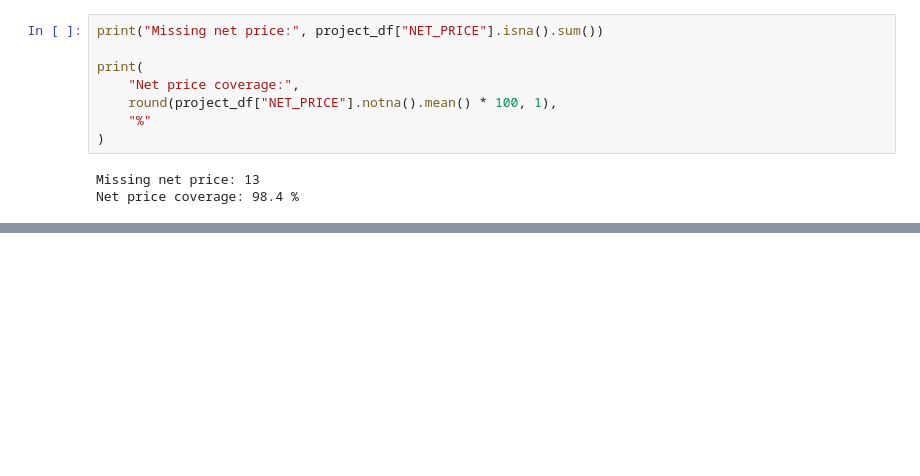
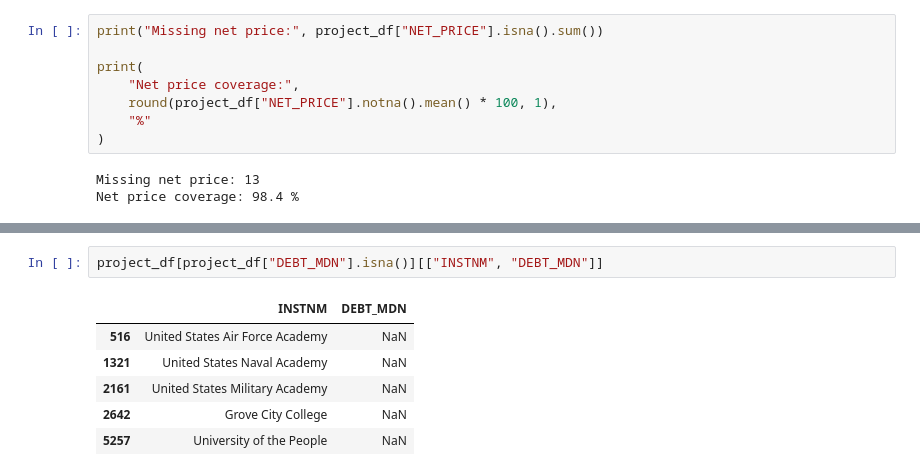
Before and after one commit to DanielYaari28/AIPI510P1, a Jupyter notebook: notebooks/college_scorecard_eda.ipynb, the cells around one changed output, grey strips where cells are left out. Cells and saved outputs as stored; diff of their text form; blank space fills up the shorter version.

```diff
--- a/notebooks/college_scorecard_eda.ipynb
+++ b/notebooks/college_scorecard_eda.ipynb
@@ -98,0 +122,9 @@ Net price coverage: 98.4 %
+# %%
+project_df[project_df["DEBT_MDN"].isna()][["INSTNM", "DEBT_MDN"]]
+# %% [output]
+|  | INSTNM | DEBT_MDN |
+| 516 | United States Air Force Academy | NaN |
+| 1321 | United States Naval Academy | NaN |
+| 2161 | United States Military Academy | NaN |
+| 2642 | Grove City College | NaN |
+| 5257 | University of the People | NaN |
```
Also changed, not shown: parts of 7 cells of this notebook.
